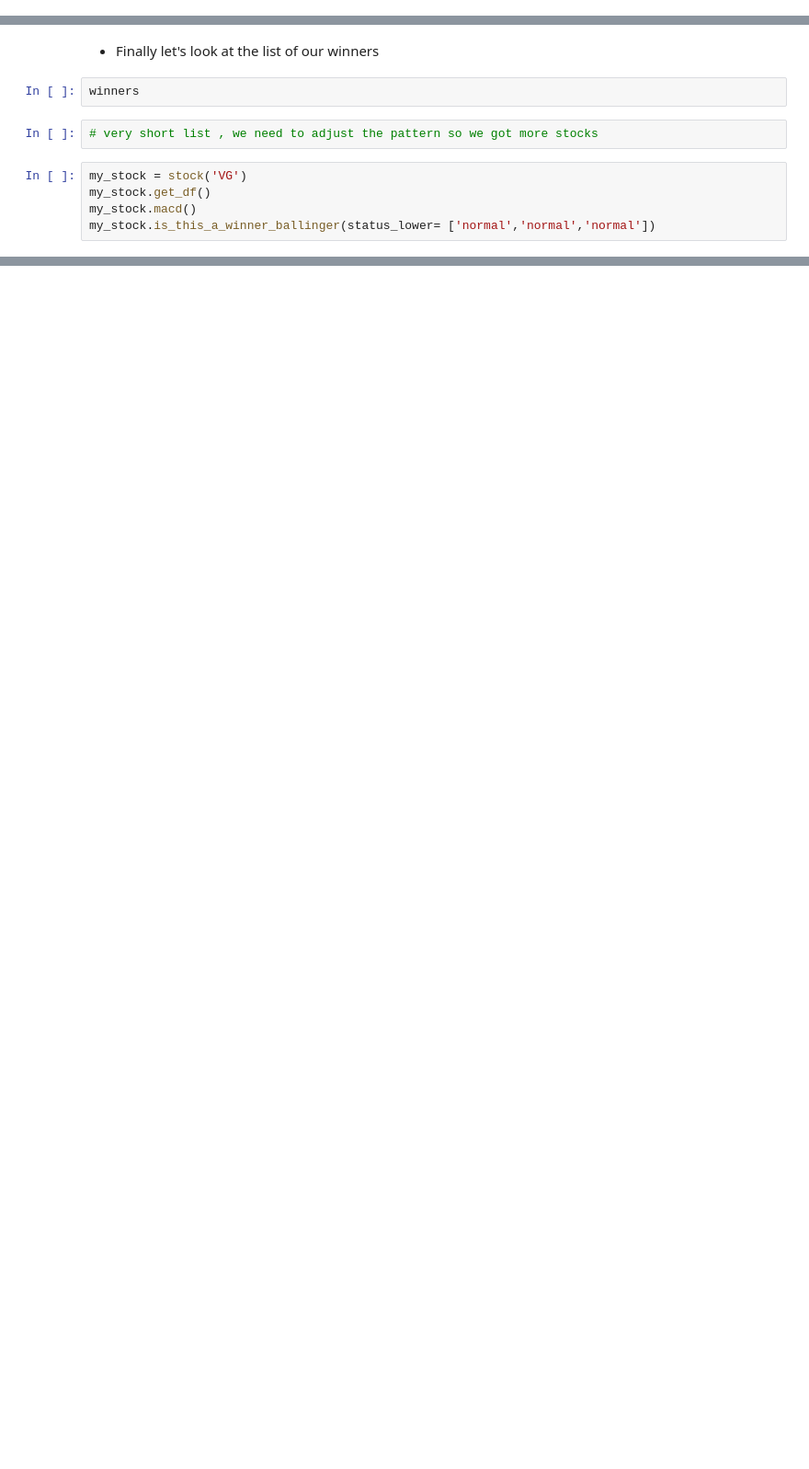
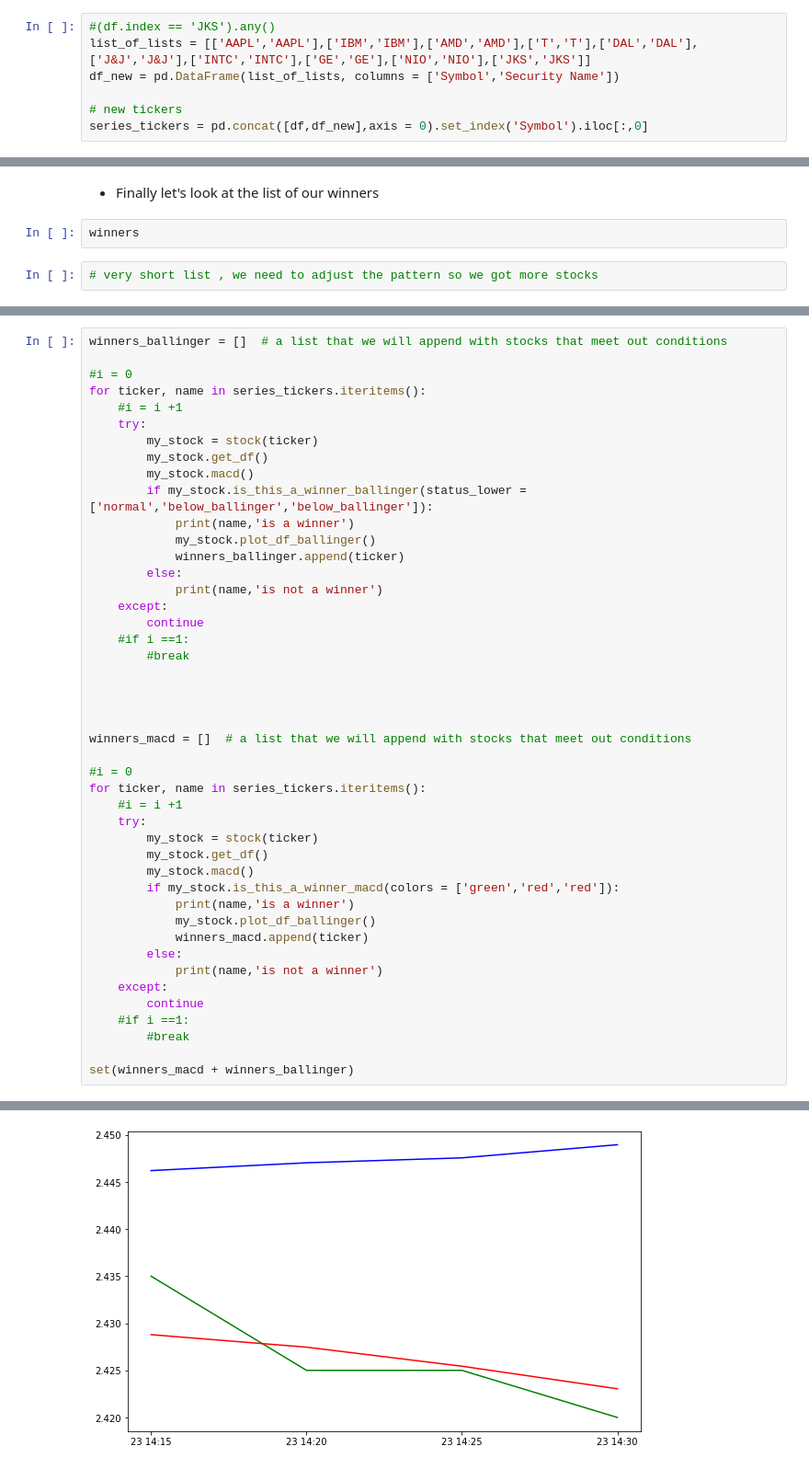
Before and after one commit to dataubc/stock_price_prediction, a Jupyter notebook: short_term/short_term_volume_macd.ipynb, the cells around one changed output, grey strips where cells are left out. Shown at 92% size. Cells and saved outputs as stored; diff of their text form; blank space fills up the shorter version.

```diff
--- a/short_term/short_term_volume_macd.ipynb
+++ b/short_term/short_term_volume_macd.ipynb
@@ -106,3 +120,10 @@ series_tickers = pickle.load(open("series_tickers.p", "rb" ))
+# %%
+#(df.index == 'JKS').any()
+list_of_lists = [['AAPL','AAPL'],['IBM','IBM'],['AMD','AMD'],['T','T'],['DAL','DAL'],['J&J','J&J'],['INTC','INTC'],['GE','GE'],['NIO','NIO'],['JKS','JKS']]
+df_new = pd.DataFrame(list_of_lists, columns = ['Symbol','Security Name'])
+
+# new tickers
+series_tickers = pd.concat([df,df_new],axis = 0).set_index('Symbol').iloc[:,0]
 # %% [markdown]
 -  here will create a class for the stock
 # %%
@@ -434,8 +429,3 @@ Hologic, Inc. - Common Stock is not a winner
 winners
 # %%
 # very short list , we need to adjust the pattern so we got more stocks
-# %%
-my_stock = stock('VG')
-my_stock.get_df()
-my_stock.macd()
-my_stock.is_this_a_winner_ballinger(status_lower= ['normal','normal','normal'])
@@ -444,0 +485,46 @@ True
+# %%
+winners_ballinger = []  # a list that we will append with stocks that meet out conditions
+
+#i = 0
+for ticker, name in series_tickers.iteritems():
+    #i = i +1
+    try:
+        my_stock = stock(ticker)
+        my_stock.get_df()
+        my_stock.macd()
+        if my_stock.is_this_a_winner_ballinger(status_lower = ['normal','below_ballinger','below_ballinger']):
+            print(name,'is a winner')
+            my_stock.plot_df_ballinger()
+            winners_ballinger.append(ticker)
+        else:
+            print(name,'is not a winner')
+    except:
+        continue
+    #if i ==1:
+        #break
+
+
+
+
+winners_macd = []  # a list that we will append with stocks that meet out conditions
+
+#i = 0
+for ticker, name in series_tickers.iteritems():
+    #i = i +1
+    try:
+        my_stock = stock(ticker)
+        my_stock.get_df()
+        my_stock.macd()
+        if my_stock.is_this_a_winner_macd(colors = ['green','red','red']):
+            print(name,'is a winner')
+            my_stock.plot_df_ballinger()
+            winners_macd.append(ticker)
+        else:
+            print(name,'is not a winner')
+    except:
+        continue
+    #if i ==1:
+        #break
+
+set(winners_macd + winners_ballinger)
+# %% [output]
@@ -444,0 +548 @@ True
+[figure, added]
```
Also changed, not shown: parts of 24 cells of this notebook.
